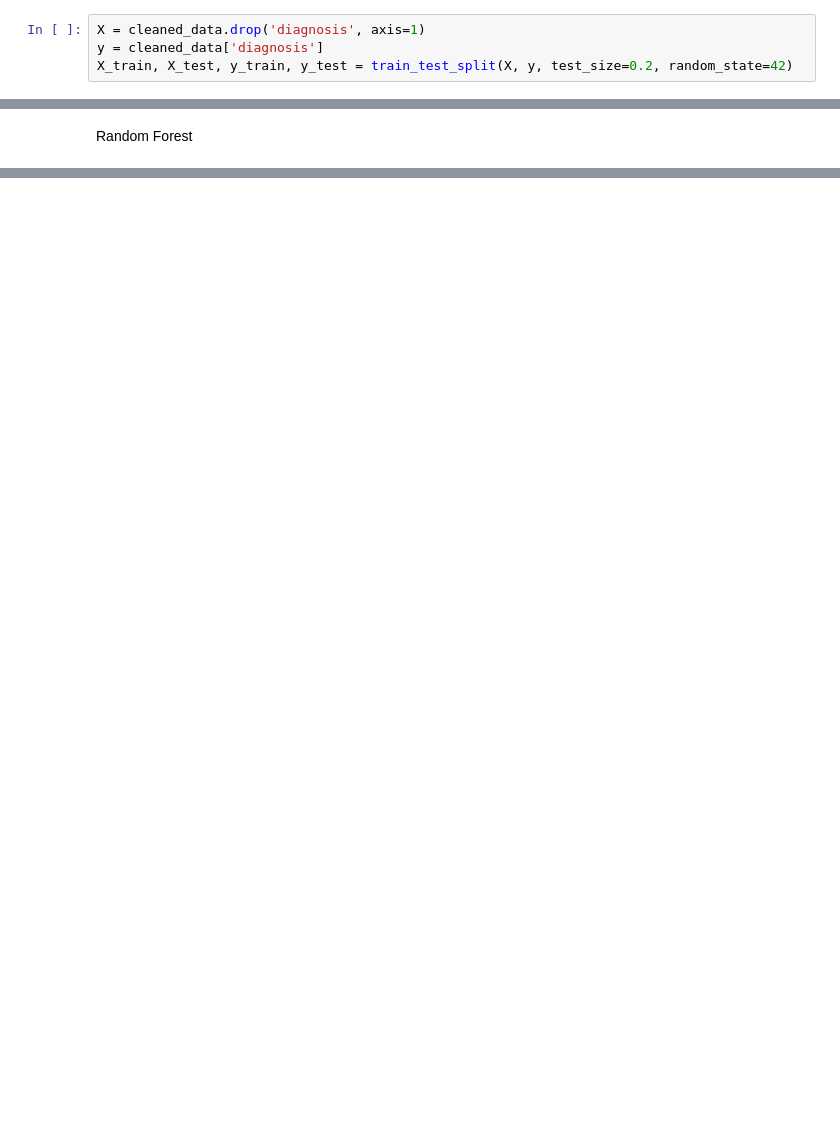
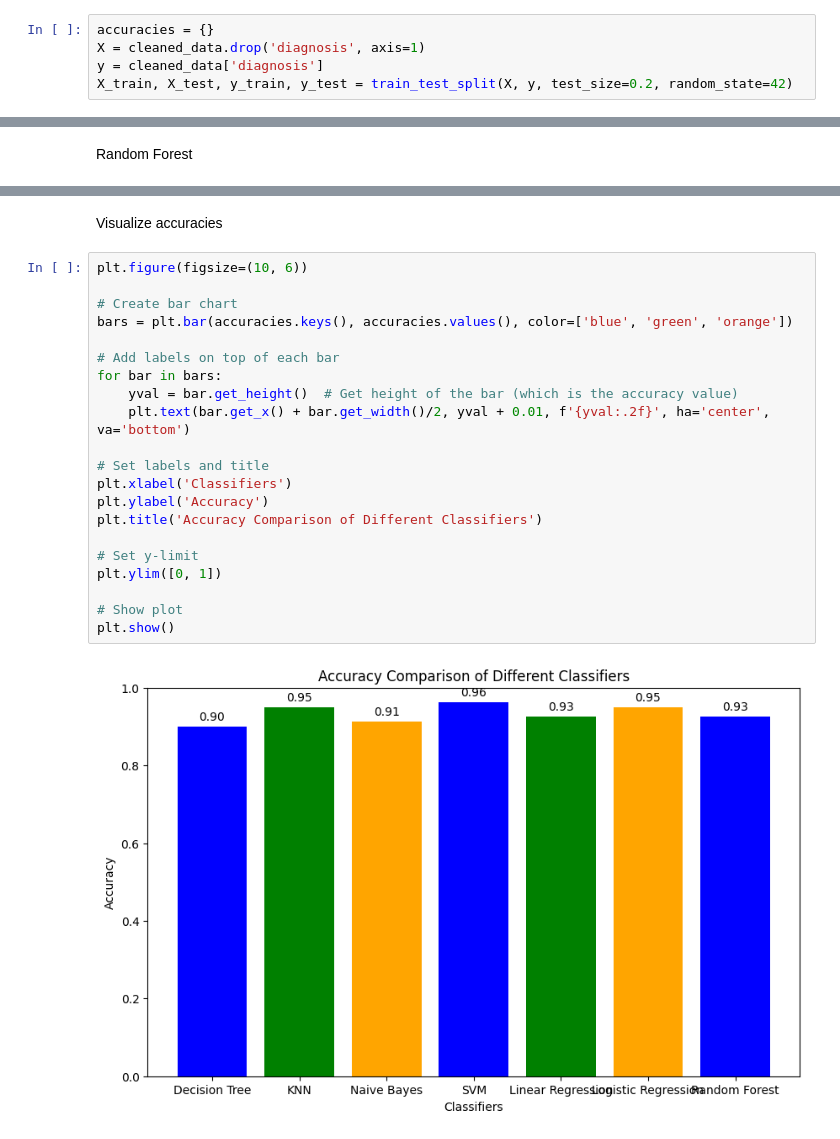
Before and after one commit to ZiadAssem/Breast-Cancer-Prediction, a Jupyter notebook: prediction.ipynb, the cells around one changed output, grey strips where cells are left out. Saved outputs shown, nothing was run; the diff lists cells and outputs as text; blank space fills up the shorter version.

Commit message:
added comparison

```diff
--- a/prediction.ipynb
+++ b/prediction.ipynb
@@ -202,6 +183,7 @@ from sklearn.svm import SVC
 # %% [markdown]
 Splitting the Dataset
 # %%
+accuracies = {}
 X = cleaned_data.drop('diagnosis', axis=1)
 y = cleaned_data['diagnosis']
 X_train, X_test, y_train, y_test = train_test_split(X, y, test_size=0.2, random_state=42)
@@ -880,0 +865,25 @@ RandomForestClassifier(max_depth=5, n_estimators=50, random_state=42)
+# %% [markdown]
+Visualize accuracies
+# %%
+plt.figure(figsize=(10, 6))
+
+# Create bar chart
+bars = plt.bar(accuracies.keys(), accuracies.values(), color=['blue', 'green', 'orange'])
+
+# Add labels on top of each bar
+for bar in bars:
+    yval = bar.get_height()  # Get height of the bar (which is the accuracy value)
+    plt.text(bar.get_x() + bar.get_width()/2, yval + 0.01, f'{yval:.2f}', ha='center', va='bottom')
+
+# Set labels and title
+plt.xlabel('Classifiers')
+plt.ylabel('Accuracy')
+plt.title('Accuracy Comparison of Different Classifiers')
+
+# Set y-limit
+plt.ylim([0, 1])
+
+# Show plot
+plt.show()
+# %% [output]
+[figure, added]
```
Also changed, not shown: parts of 16 cells of this notebook, 1 other file.
